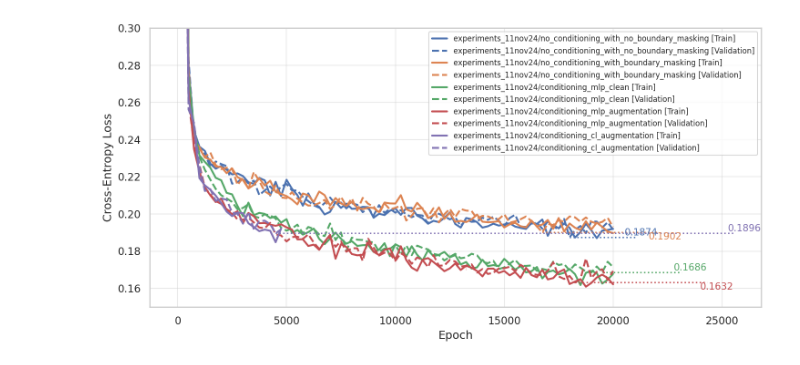
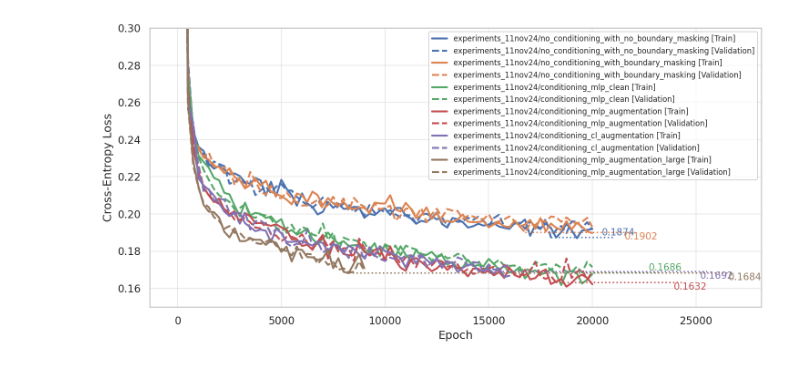
Before and after one commit to zhaohan-alan/decifier, a Jupyter notebook: notebooks/CE-Loss.ipynb, the cells around one changed output. Saved outputs shown, nothing was run; the diff lists cells and outputs as text; code cells hidden in the pictures.

```diff
--- a/notebooks/CE-Loss.ipynb
+++ b/notebooks/CE-Loss.ipynb
@@ -1,26 +1,27 @@
 # %%
 from decifer.utility import (
     plot_loss_curves,
 )
 from glob import glob
 
 # ckpts = glob("../experiments/**/*.pt", recursive=True)
 
 ckpts = [
     "../experiments_11nov24/no_conditioning_with_no_boundary_masking/ckpt.pt",
     "../experiments_11nov24/no_conditioning_with_boundary_masking/ckpt.pt",
     "../experiments_11nov24/conditioning_mlp_clean/ckpt.pt",
     "../experiments_11nov24/conditioning_mlp_augmentation/ckpt.pt",
     "../experiments_11nov24/conditioning_cl_augmentation/ckpt.pt",
+    "../experiments_11nov24/conditioning_mlp_augmentation_large/ckpt.pt",
 ]
 
 plot_loss_curves(
     ckpts,
     ylog = False,
     # xmax = 1000,
     ymin = 0.15,
     ymax = 0.3,
     figsize=(10,5),
 )
 # %% [output]
-[figure, old version]
+[figure, new version]
```
Also changed, not shown: 1 other file.
